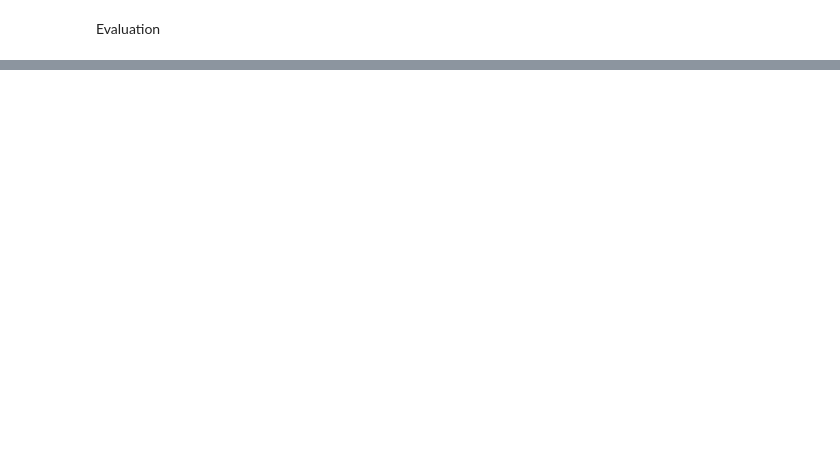
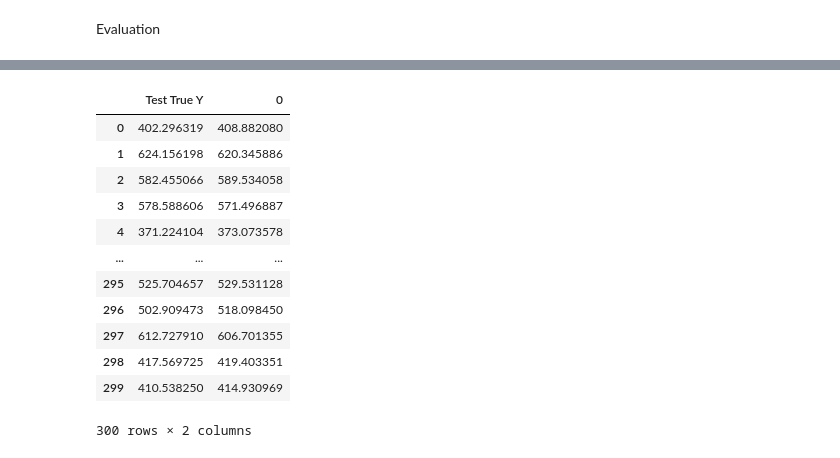
Before and after one commit to ramachandramerla/Machine-Learning, a Jupyter notebook: Tensorflow/Basic_syntax.ipynb, the cells around one changed output, grey strips where cells are left out. Cells and saved outputs as stored; diff of their text form; code cells hidden in the pictures; blank space fills up the shorter version.

```diff
--- a/Tensorflow/Basic_syntax.ipynb
+++ b/Tensorflow/Basic_syntax.ipynb
@@ -146,0 +155,2 @@ Evaluation
+# %%
+test_pred = model.predict(X_test)
@@ -146,0 +159,2 @@ Evaluation
+# %%
+test_pred  = pd.Series(test_pred.reshape(300,))
@@ -146,0 +176,20 @@ Evaluation
+# %%
+pred_df = pd.DataFrame(y_test,columns=['Test True Y'])
+# %%
+pred_df = pd.concat([pred_df,test_pred],axis=1)
+# %%
+pred_df
+# %% [output]
+|  | Test True Y | 0 |
+| 0 | 402.296319 | 408.882080 |
+| 1 | 624.156198 | 620.345886 |
+| 2 | 582.455066 | 589.534058 |
+| 3 | 578.588606 | 571.496887 |
+| 4 | 371.224104 | 373.073578 |
+| ... | ... | ... |
+| 295 | 525.704657 | 529.531128 |
+| 296 | 502.909473 | 518.098450 |
+| 297 | 612.727910 | 606.701355 |
+| 298 | 417.569725 | 419.403351 |
+| 299 | 410.538250 | 414.930969 |
+300 rows × 2 columns
```
Also changed, not shown: parts of 23 cells of this notebook, 2 other files.
